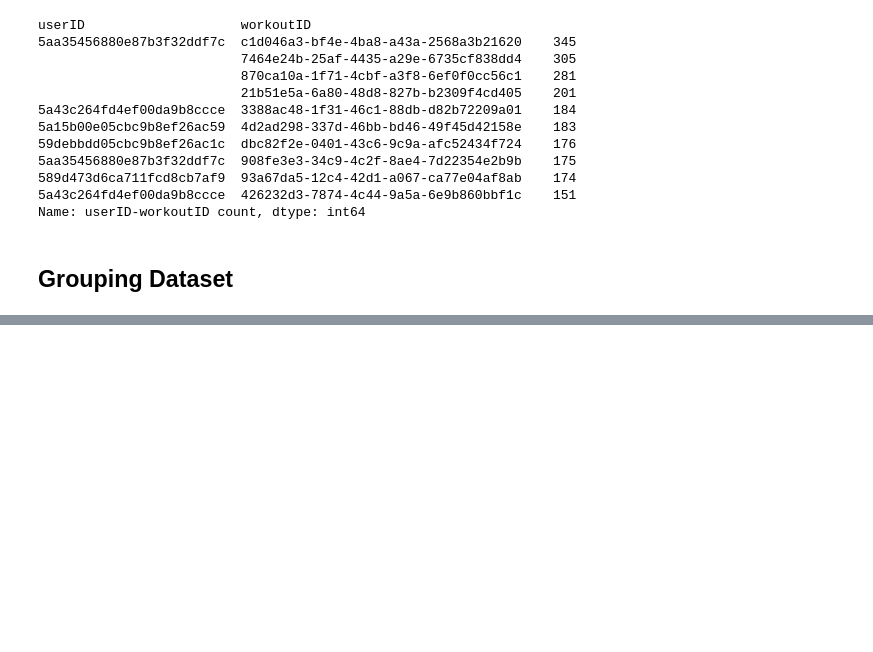
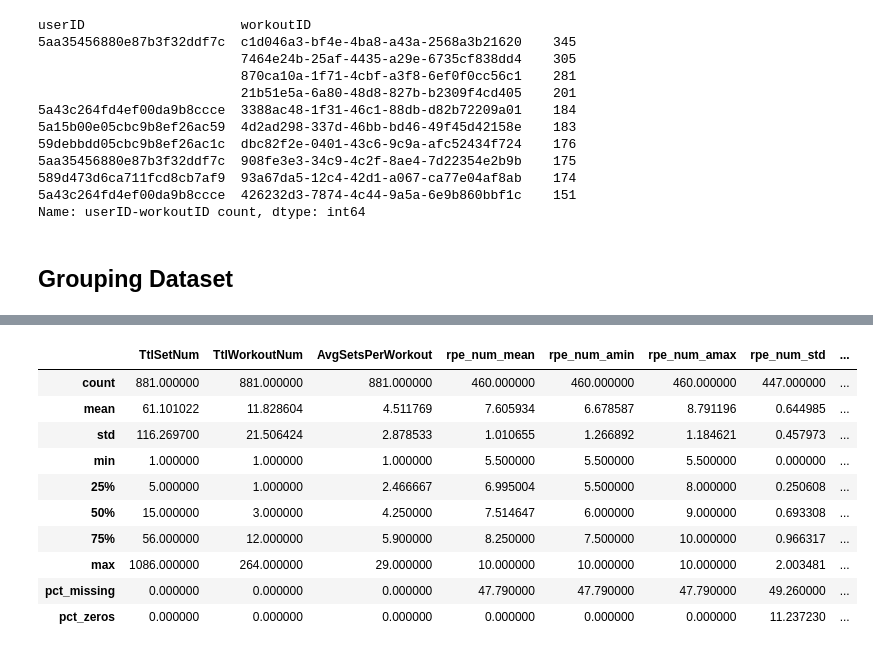
Before and after one commit to YuliaZamriy/W207_Group_Project, a Jupyter notebook: w207_openbarbell_lifter_segmentation.ipynb, the cells around one changed output, grey strips where cells are left out. Saved outputs shown, nothing was run; the diff lists cells and outputs as text; code cells hidden in the pictures; blank space fills up the shorter version.

```diff
--- a/w207_openbarbell_lifter_segmentation.ipynb
+++ b/w207_openbarbell_lifter_segmentation.ipynb
@@ -319,0 +417,14 @@ userID Histogram:
+# %%
+get_descr(df_grouped_full, list(df_grouped_full)[12:23])
+# %% [output]
+|  | TtlSetNum | TtlWorkoutNum | AvgSetsPerWorkout | rpe_num_mean | rpe_num_amin | rpe_num_amax | rpe_num_std | ... |
+| count | 881.000000 | 881.000000 | 881.000000 | 460.000000 | 460.000000 | 460.000000 | 447.000000 | ... |
+| mean | 61.101022 | 11.828604 | 4.511769 | 7.605934 | 6.678587 | 8.791196 | 0.644985 | ... |
+| std | 116.269700 | 21.506424 | 2.878533 | 1.010655 | 1.266892 | 1.184621 | 0.457973 | ... |
+| min | 1.000000 | 1.000000 | 1.000000 | 5.500000 | 5.500000 | 5.500000 | 0.000000 | ... |
+| 25% | 5.000000 | 1.000000 | 2.466667 | 6.995004 | 5.500000 | 8.000000 | 0.250608 | ... |
+| 50% | 15.000000 | 3.000000 | 4.250000 | 7.514647 | 6.000000 | 9.000000 | 0.693308 | ... |
+| 75% | 56.000000 | 12.000000 | 5.900000 | 8.250000 | 7.500000 | 10.000000 | 0.966317 | ... |
+| max | 1086.000000 | 264.000000 | 29.000000 | 10.000000 | 10.000000 | 10.000000 | 2.003481 | ... |
+| pct_missing | 0.000000 | 0.000000 | 0.000000 | 47.790000 | 47.790000 | 47.790000 | 49.260000 | ... |
+| pct_zeros | 0.000000 | 0.000000 | 0.000000 | 0.000000 | 0.000000 | 0.000000 | 11.237230 | ... |
```
Also changed, not shown: parts of 17 cells of this notebook.
